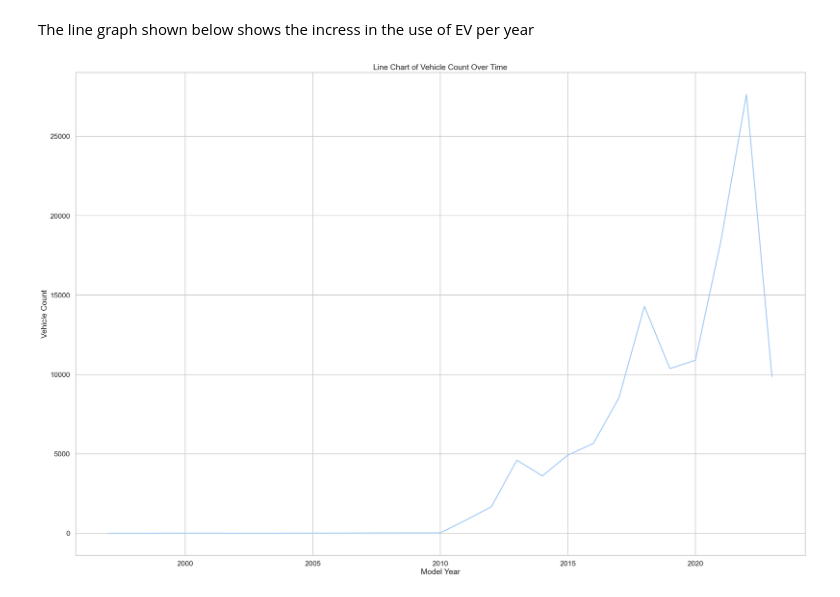
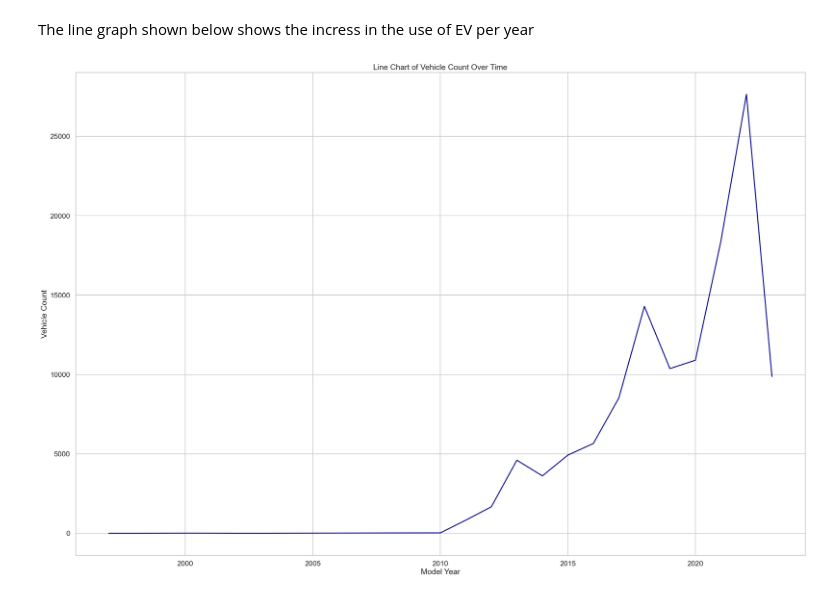
Before and after one commit to Aravind9995/dap_project, a Jupyter notebook: Electric_Vehicle_Data.ipynb, the cells around one changed output. Saved outputs shown, nothing was run; the diff lists cells and outputs as text; code cells hidden in the pictures.

Commit message:
Changes in visualisation

```diff
--- a/Electric_Vehicle_Data.ipynb
+++ b/Electric_Vehicle_Data.ipynb
@@ -105,7 +105,7 @@ import pandas as pd
 conn = psycopg2.connect(
     host="localhost",
         port=5432,
-        database="postgres",
+        database="Air_Ev_dap",
         user="postgres",
         password="7259"
 )
@@ -252,12 +273,12 @@ The line graph shown below shows the incress in the use of EV per year
 # %%
 df = vechical_df
 vehicle_count = df.groupby('Model Year').size().reset_index(name='Count')
 fig, ax = plt.subplots(figsize=(30, 20))
 # Create a line chart of vehicle count over time
-plt.plot(vehicle_count['Model Year'], vehicle_count['Count'])
+plt.plot(vehicle_count['Model Year'], vehicle_count['Count'], color='darkblue')
 plt.title("Line Chart of Vehicle Count Over Time")
 plt.xlabel("Model Year")
 plt.ylabel("Vehicle Count")
 plt.show()
 # %% [output]
-[figure, old version]
+[figure, new version]
```
Also changed, not shown: parts of 13 cells of this notebook.
